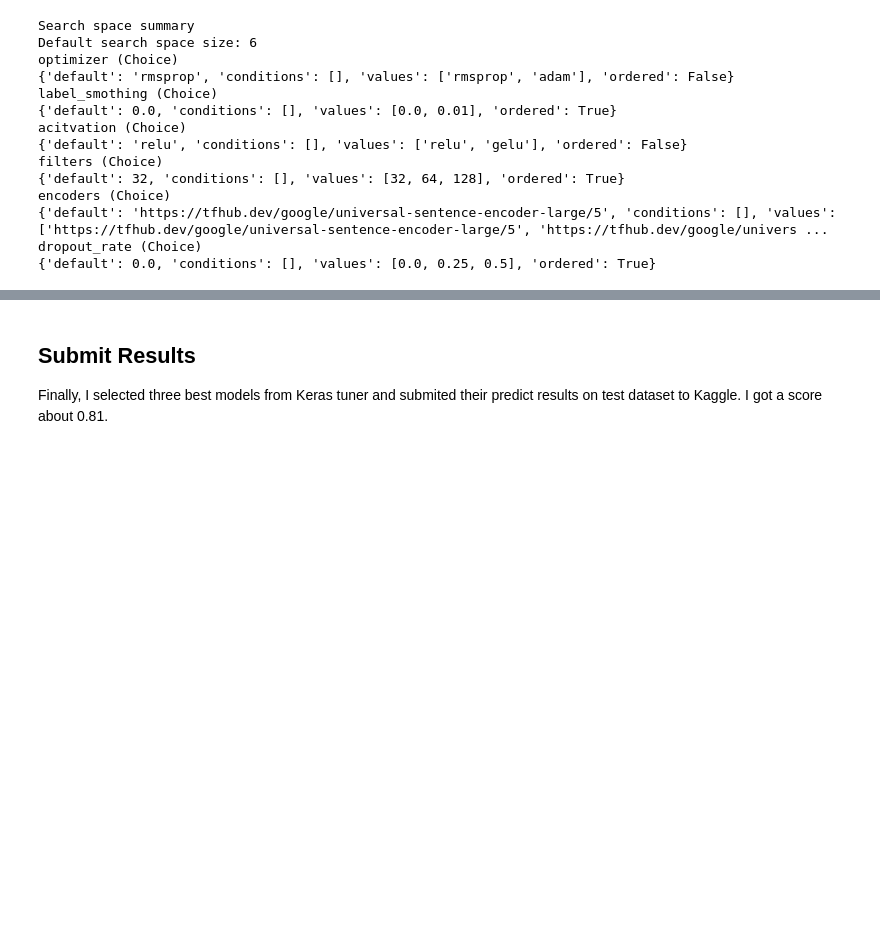
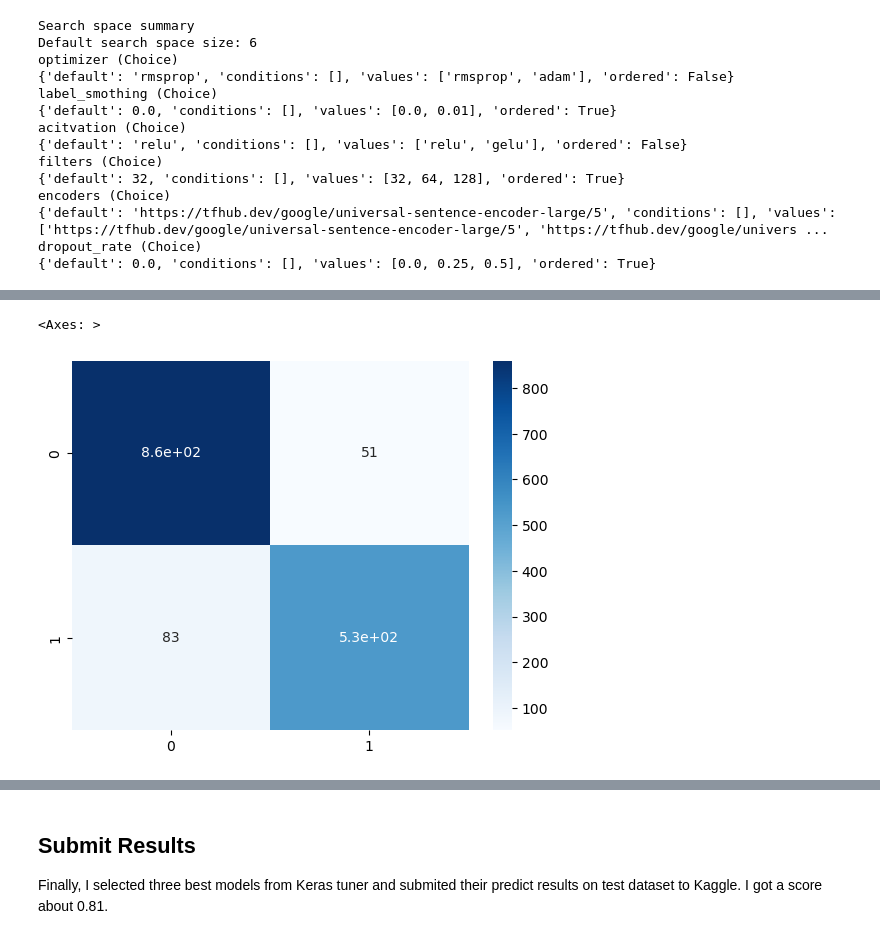
Before and after one commit to fsx950223/disaster_tweets, a Jupyter notebook: disaster-tweets.ipynb, the cells around one changed output, grey strips where cells are left out. Cells and saved outputs as stored; diff of their text form; code cells hidden in the pictures; blank space fills up the shorter version.

```diff
--- a/disaster-tweets.ipynb
+++ b/disaster-tweets.ipynb
@@ -287,0 +327,14 @@ dropout_rate (Choice)
+# %%
+tuner.results_summary(3)
+models = tuner.get_best_models(3)
+cms = []
+for model in models:
+    targets = []
+    preds = []
+    for text, target in val_dataset:
+        targets.append(target)
+        preds.append(tf.cast(model(text)>0.5, tf.int32))
+    targets = tf.concat(targets, axis=0)
+    preds = tf.concat(preds, axis=0)
+    cm = tf.math.confusion_matrix(targets, preds, num_classes=2)
+    cms.append(cm)
@@ -287,0 +359,5 @@ dropout_rate (Choice)
+# %%
+sns.heatmap(cms[0].numpy(), cmap="Blues", annot=True)
+# %% [output]
+<Axes: >
+[figure, added]
```
Also changed, not shown: parts of 15 cells of this notebook.
